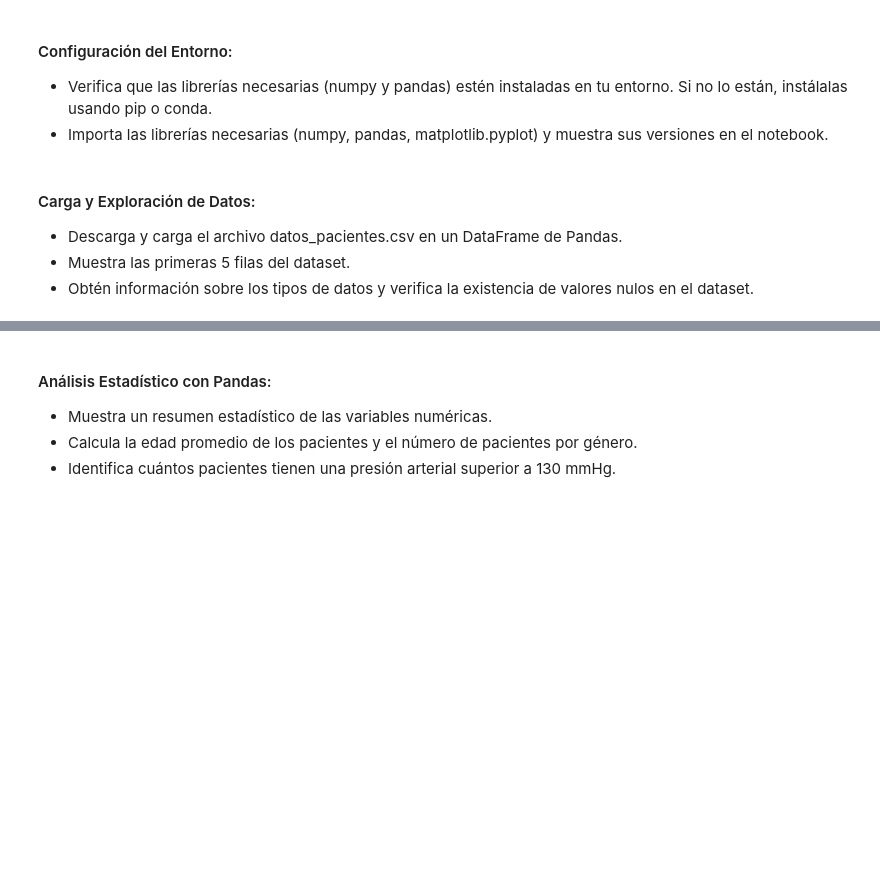
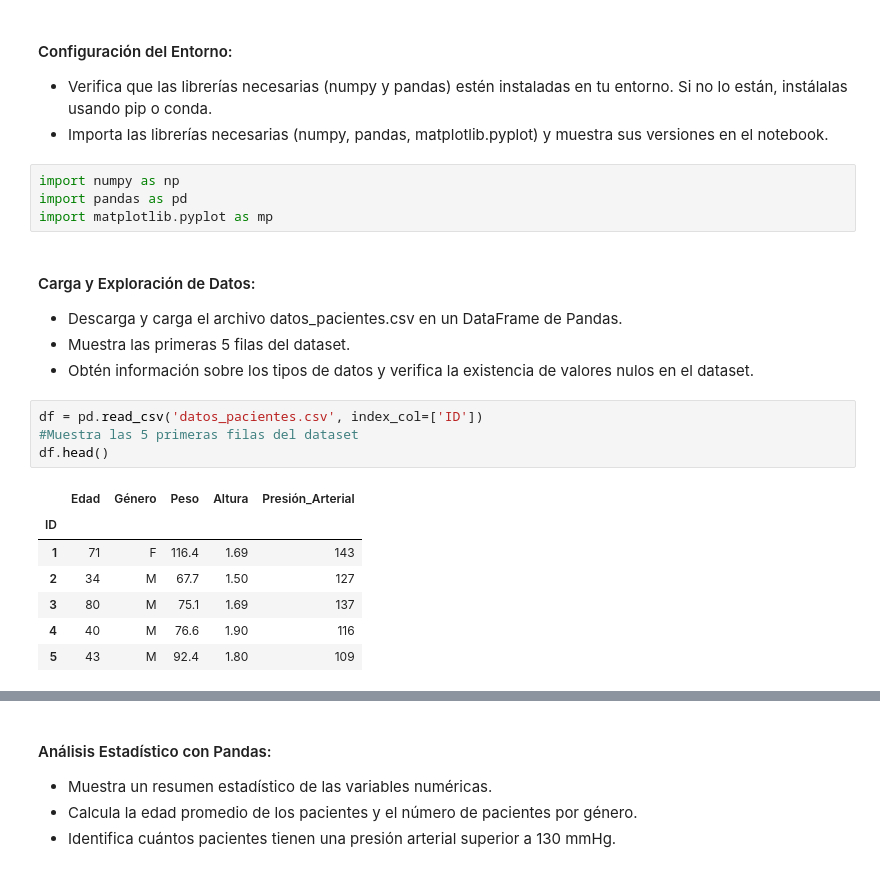
Before and after one commit to tucubanit0/Big-Data, a Jupyter notebook: Actividades Evaluables/NombreApellidos_E1_M1_UA2.ipynb, the cells around one changed output, grey strips where cells are left out. Drawn from its saved outputs; the diff is of its cells as text; blank space fills up the shorter version.

```diff
--- a/Actividades Evaluables/NombreApellidos_E1_M1_UA2.ipynb
+++ b/Actividades Evaluables/NombreApellidos_E1_M1_UA2.ipynb
@@ -13,9 +13,25 @@ Este ejercicio tiene como objetivo evaluar la habilidad del estudiante para trab
 
 - Verifica que las librerías necesarias (numpy y pandas) estén instaladas en tu entorno. Si no lo están, instálalas usando pip o conda.
 - Importa las librerías necesarias (numpy, pandas, matplotlib.pyplot) y muestra sus versiones en el notebook.
+# %%
+import numpy as np
+import pandas as pd
+import matplotlib.pyplot as mp
 # %% [markdown]
 #### Carga y Exploración de Datos:
 
 - Descarga y carga el archivo datos_pacientes.csv en un DataFrame de Pandas.
 - Muestra las primeras 5 filas del dataset.
 - Obtén información sobre los tipos de datos y verifica la existencia de valores nulos en el dataset.
+# %%
+df = pd.read_csv('datos_pacientes.csv', index_col=['ID'])
+#Muestra las 5 primeras filas del dataset
+df.head()
+# %% [output]
+|  | Edad | Género | Peso | Altura | Presión_Arterial |
+| ID |  |  |  |  |  |
+| 1 | 71 | F | 116.4 | 1.69 | 143 |
+| 2 | 34 | M | 67.7 | 1.50 | 127 |
+| 3 | 80 | M | 75.1 | 1.69 | 137 |
+| 4 | 40 | M | 76.6 | 1.90 | 116 |
+| 5 | 43 | M | 92.4 | 1.80 | 109 |
```
Also changed, not shown: parts of 7 cells of this notebook, 1 other file.
